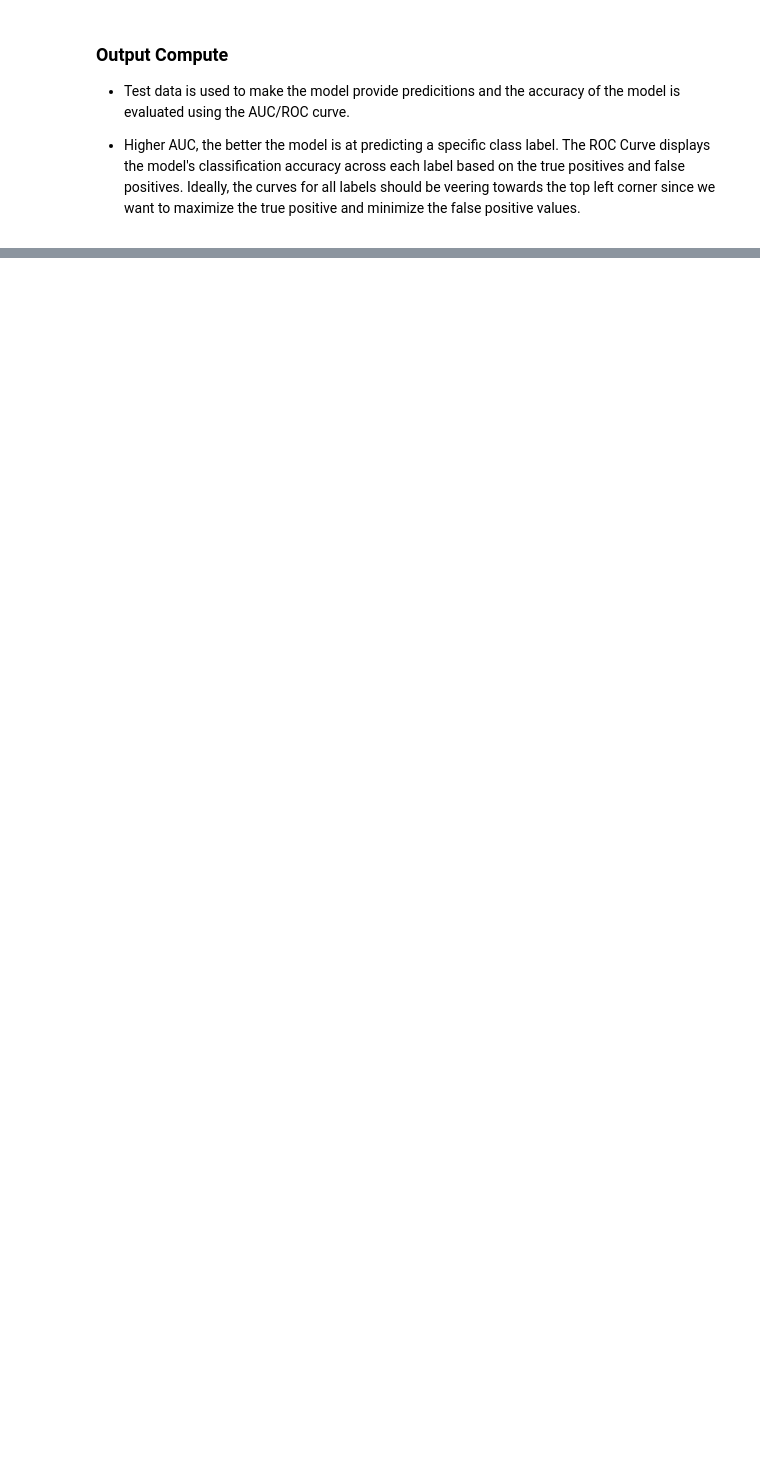
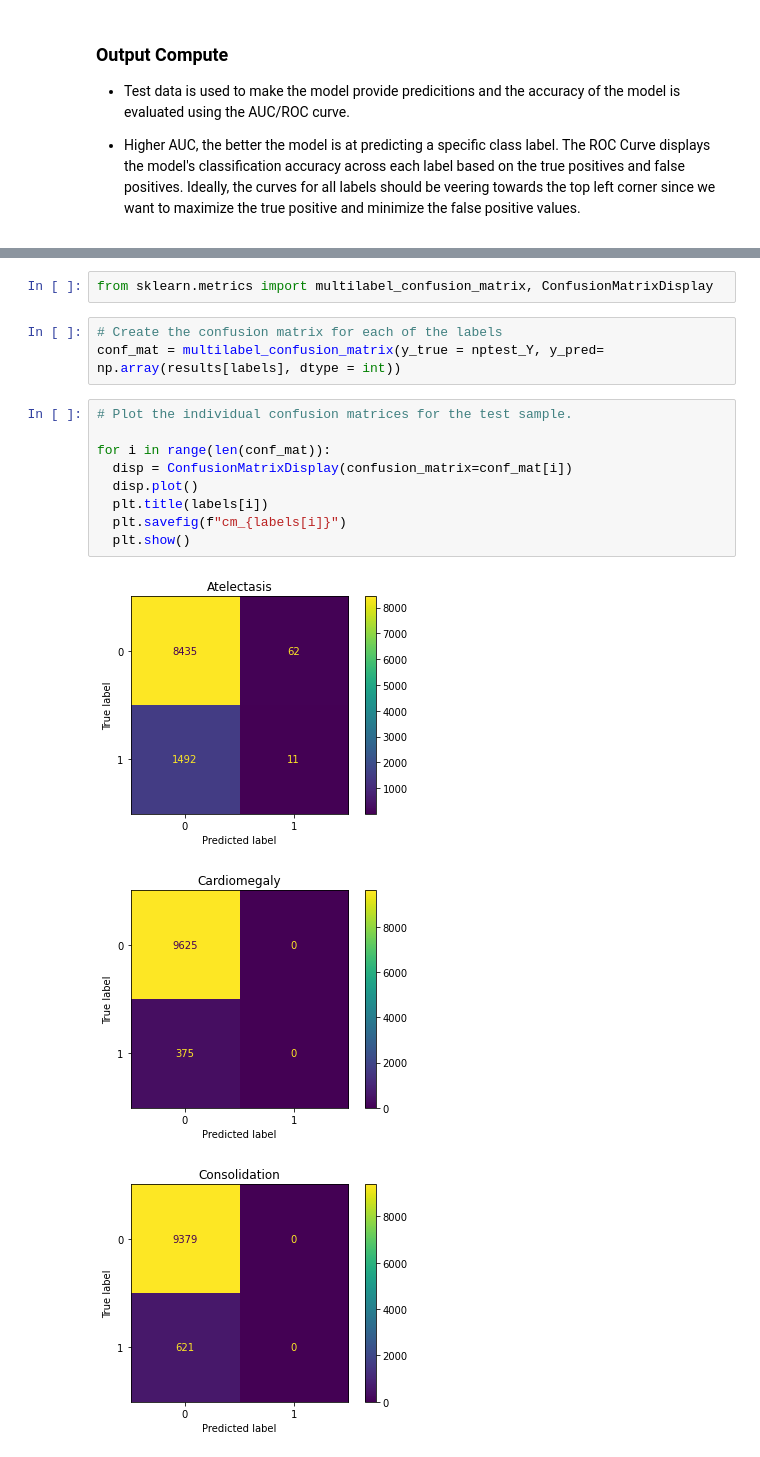
Before and after one commit to emilybstevens/CXR-ML, a Jupyter notebook: beta_net.ipynb, the cells around one changed output, grey strips where cells are left out. Cells and saved outputs as stored; diff of their text form; blank space fills up the shorter version.

```diff
--- a/beta_net.ipynb
+++ b/beta_net.ipynb
@@ -329,0 +469,18 @@ print(results)
+# %%
+from sklearn.metrics import multilabel_confusion_matrix, ConfusionMatrixDisplay
+# %%
+# Create the confusion matrix for each of the labels
+conf_mat = multilabel_confusion_matrix(y_true = nptest_Y, y_pred= np.array(results[labels], dtype = int))
+# %%
+# Plot the individual confusion matrices for the test sample.
+
+for i in range(len(conf_mat)):
+  disp = ConfusionMatrixDisplay(confusion_matrix=conf_mat[i])
+  disp.plot()
+  plt.title(labels[i])
+  plt.savefig(f"cm_{labels[i]}")
+  plt.show()
+# %% [output]
+[figure, added]
+[figure, added]
+[figure, added]
```
Also changed, not shown: parts of 35 cells of this notebook, 18 other files.
